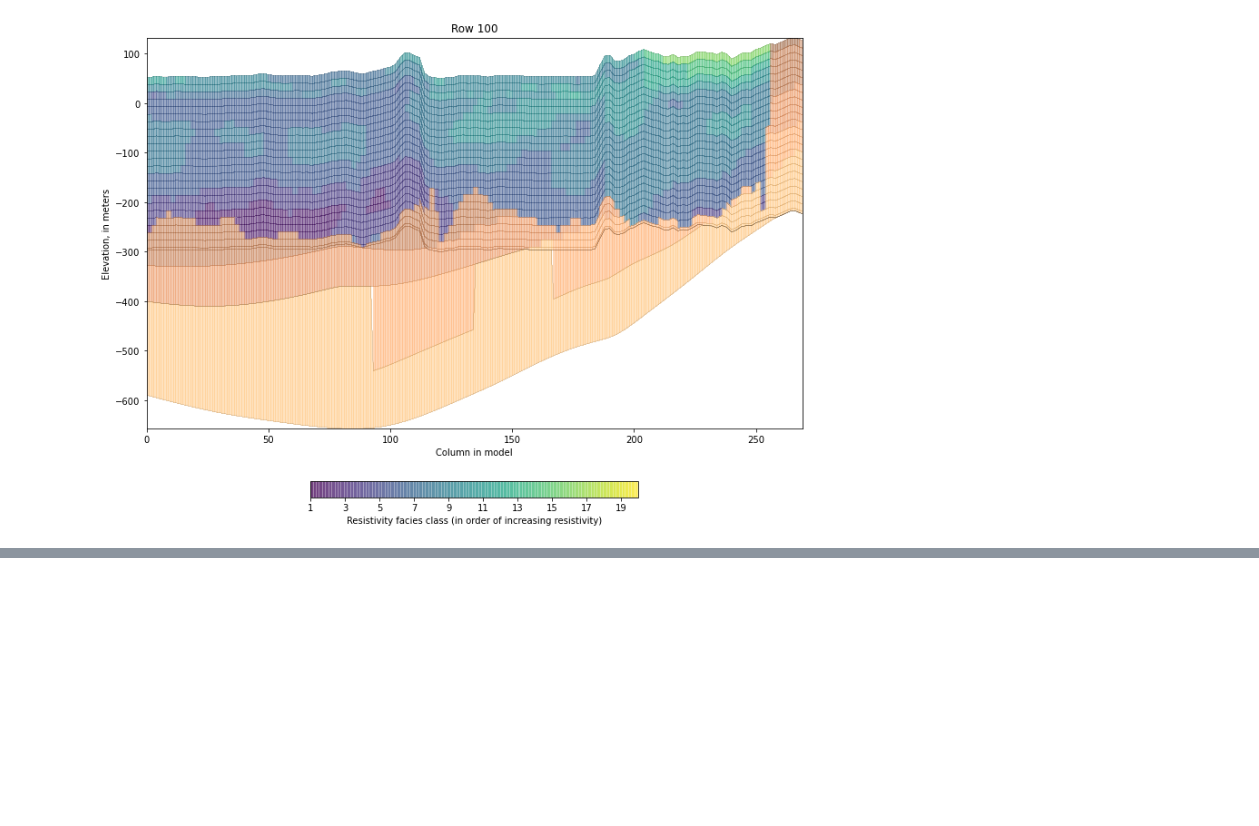
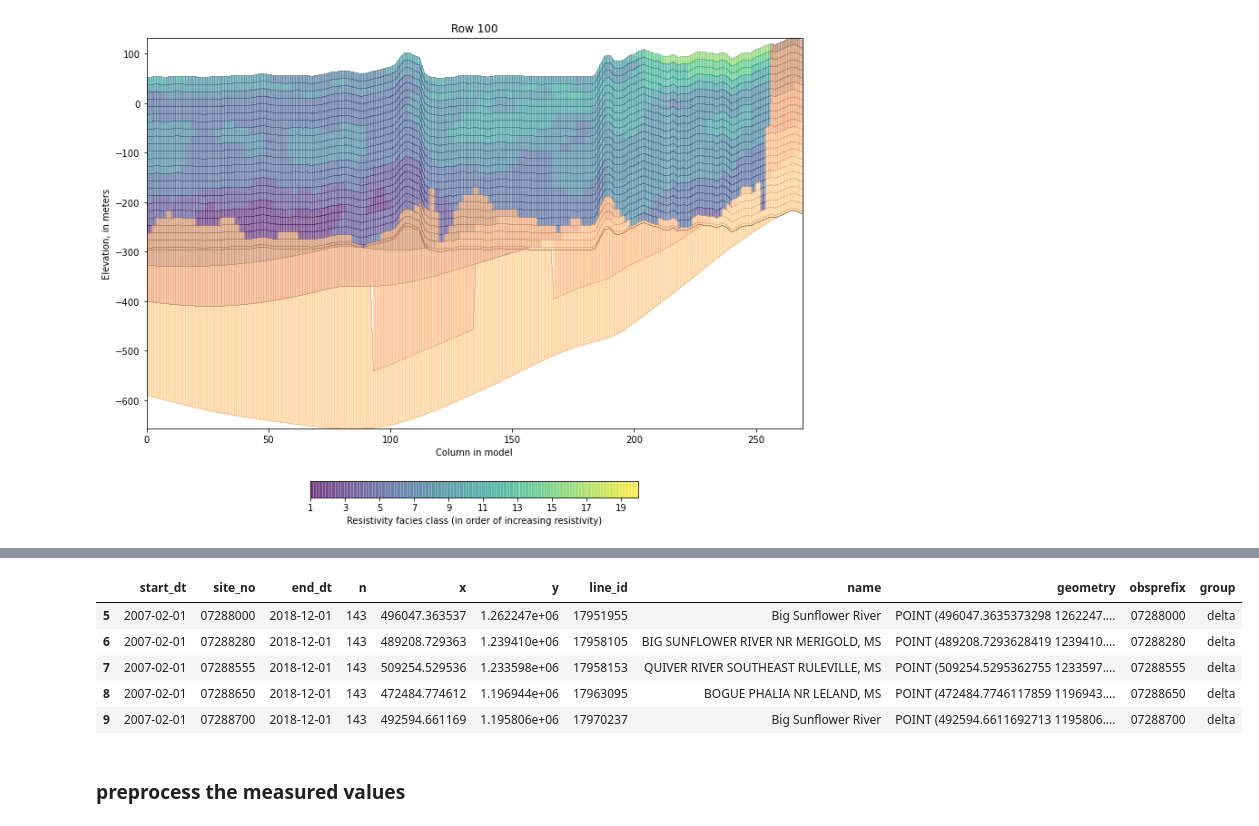
Before and after one commit to aleaf/usgs-map-gwmodels, a Jupyter notebook: examples/Example.ipynb, the cells around one changed output, grey strips where cells are left out. Cells and saved outputs as stored; diff of their text form; code cells hidden in the pictures; blank space fills up the shorter version.

```diff
--- a/examples/Example.ipynb
+++ b/examples/Example.ipynb
@@ -97,0 +191,12 @@ plot_slice(layers, property_data=zone_array,
+# %%
+# only include flows that are inflows (exclude observations)
+include_sites = set(streamflow_data.loc[streamflow_data.group == 'meras-observations', 'site_no'])
+
+outfile = output_folder / 'processed_flow_obs.csv'
+
+# rename these columns, if present
+column_renames = {'predicted_total_flow': 'qtotal_m3d',
+                  'predicted_bf': 'qbase_m3d',
+                  'qbase_cfs': 'qbase_m3d',
+                  'q_cfs': 'qtotal_m3d',
+                  'station_nm': 'name'}
@@ -97,0 +205,22 @@ plot_slice(layers, property_data=zone_array,
+# %%
+est_data, est_metadata = preprocess_flows(streamflow_data, flow_data_columns=['predicted_total_flow', 'predicted_bf'],
+                                          include_sites=include_sites,
+                                          start_date=start_date,
+                                          active_area=delta_extent,
+                                          datetime_col='datetime',
+                                          site_no_col='site_no',
+                                          line_id_col='comid',
+                                          x_coord_col='X',
+                                          y_coord_col='Y',
+                                          geographic_groups=geographic_groups,
+                                          geographic_groups_col='obsgroup',
+                                          flow_qualifier_column='category',
+                                          source_crs=4269,
+                                          dest_crs=5070,
+                                          source_volume_units='ft3',
+                                          source_time_units='s',
+                                          dest_volume_units='m3',
+                                          dest_time_units='d',
+                                          column_renames=column_renames,
+                                          outfile=None
+                                          )
@@ -97,0 +247,11 @@ plot_slice(layers, property_data=zone_array,
+# %%
+est_metadata.head()
+# %% [output]
+|  | start_dt | site_no | end_dt | n | x | y | line_id | name | geometry | obsprefix | group |
+| 5 | 2007-02-01 | 07288000 | 2018-12-01 | 143 | 496047.363537 | 1.262247e+06 | 17951955 | Big Sunflower River | POINT (496047.3635373298 1262247.... | 07288000 | delta |
+| 6 | 2007-02-01 | 07288280 | 2018-12-01 | 143 | 489208.729363 | 1.239410e+06 | 17958105 | BIG SUNFLOWER RIVER NR MERIGOLD, MS | POINT (489208.7293628419 1239410.... | 07288280 | delta |
+| 7 | 2007-02-01 | 07288555 | 2018-12-01 | 143 | 509254.529536 | 1.233598e+06 | 17958153 | QUIVER RIVER SOUTHEAST RULEVILLE, MS | POINT (509254.5295362755 1233597.... | 07288555 | delta |
+| 8 | 2007-02-01 | 07288650 | 2018-12-01 | 143 | 472484.774612 | 1.196944e+06 | 17963095 | BOGUE PHALIA NR LELAND, MS | POINT (472484.7746117859 1196943.... | 07288650 | delta |
+| 9 | 2007-02-01 | 07288700 | 2018-12-01 | 143 | 492594.661169 | 1.195806e+06 | 17970237 | Big Sunflower River | POINT (492594.6611692713 1195806.... | 07288700 | delta |
+# %% [markdown]
+### preprocess the measured values
```
Also changed, not shown: parts of 30 cells of this notebook, 14 other files.
